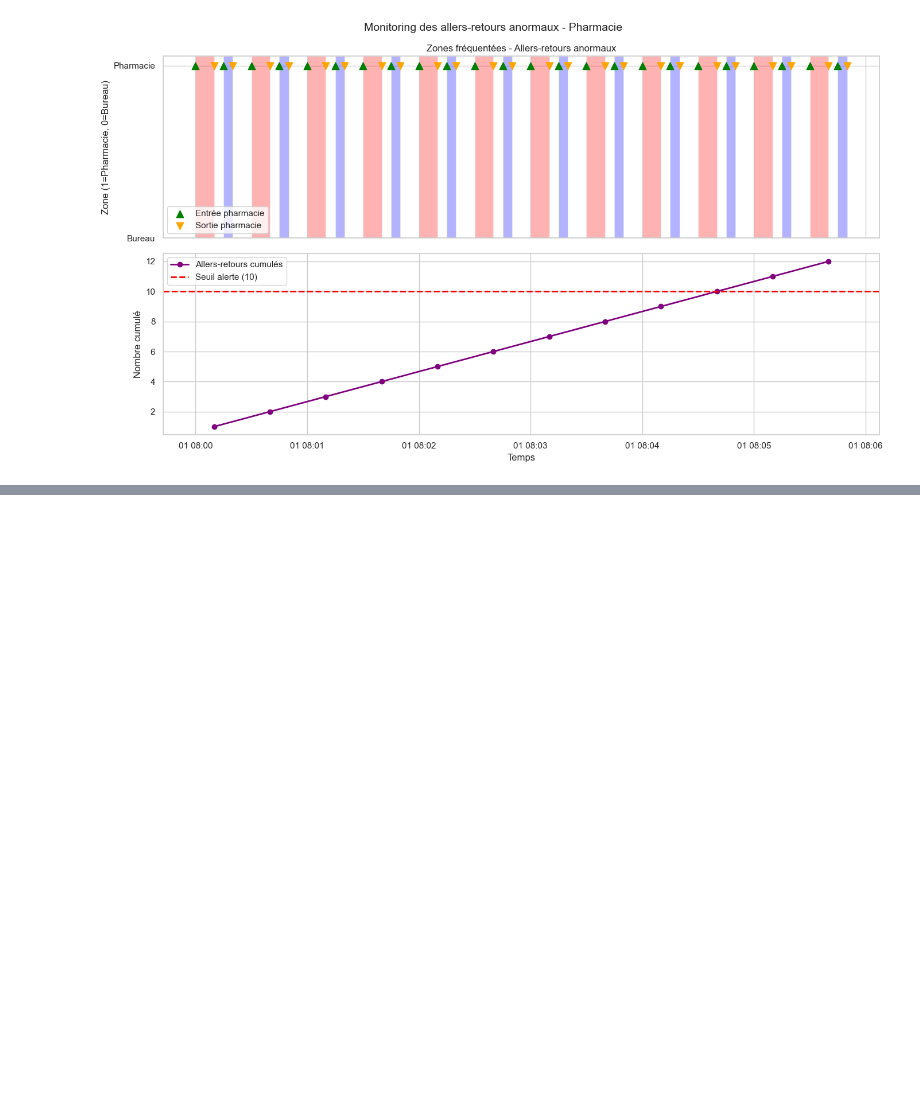
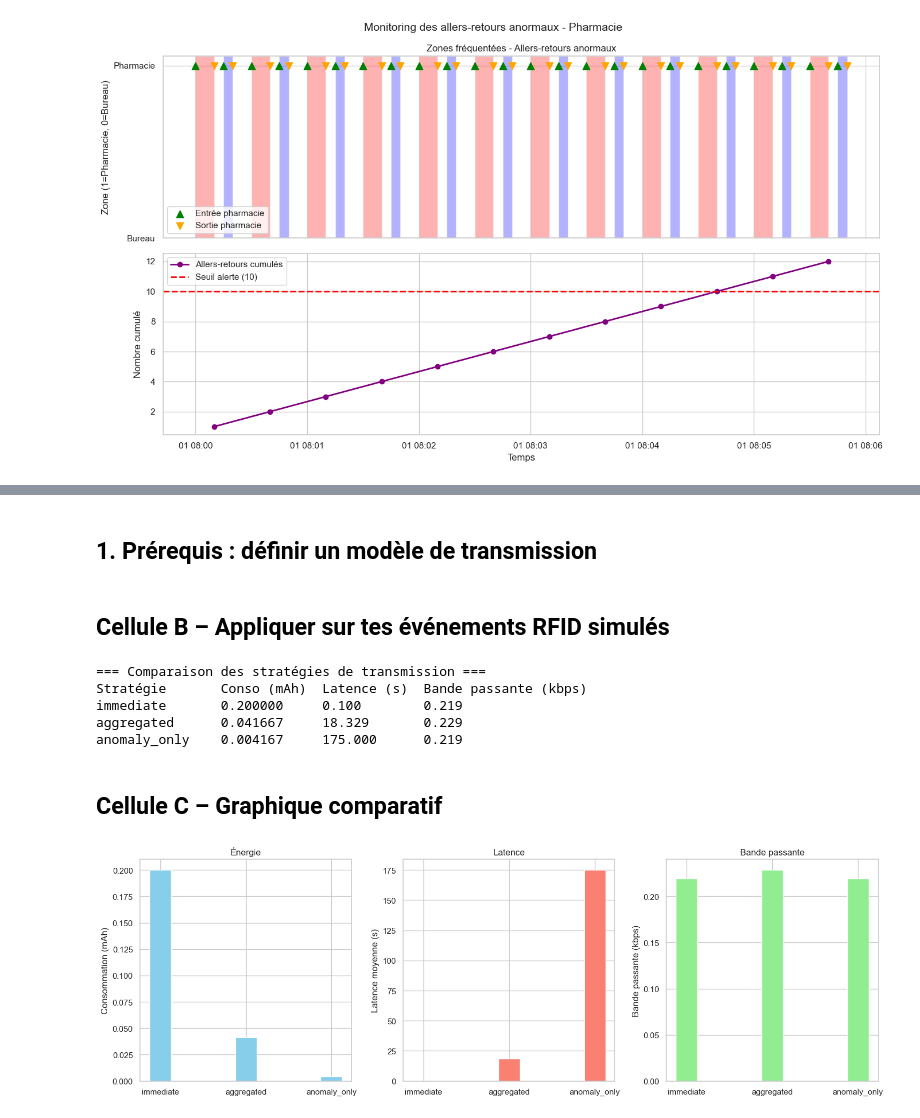
Before and after one commit to Ramadiaw12/IoT_project, a Jupyter notebook: notebooks/analysis.ipynb, the cells around one changed output, grey strips where cells are left out. Drawn from its saved outputs; the diff is of its cells as text; code cells hidden in the pictures; blank space fills up the shorter version.

```diff
--- a/notebooks/analysis.ipynb
+++ b/notebooks/analysis.ipynb
@@ -435,0 +438,2 @@ plt.show()
+# %% [markdown]
+## 1. Prérequis : définir un modèle de transmission
@@ -435,0 +512,68 @@ plt.show()
+# %% [markdown]
+## Cellule B – Appliquer sur tes événements RFID simulés
+# %%
+# rfid_events est déjà créé (issu de la simulation précédente)
+# des données anormales, utilise le vrai rfid_events.
+# Ici on prend rfid_events (les événements de ton dataset réel)
+
+results = {}
+strategies = ['immediate', 'aggregated', 'anomaly_only']
+# Pour S2, choisissons N=5 événements par paquet
+N_agg = 5
+
+for strat in strategies:
+    if strat == 'aggregated':
+        metrics = compute_metrics(rfid_events, strat, N=N_agg)
+    else:
+        metrics = compute_metrics(rfid_events, strat)
+    results[strat] = metrics
+
+# Affichage comparatif
+print("=== Comparaison des stratégies de transmission ===")
+print(f"{'Stratégie':<15} {'Conso (mAh)':<12} {'Latence (s)':<12} {'Bande passante (kbps)':<20}")
+for strat, m in results.items():
+    print(f"{strat:<15} {m['consumption_mah']:<12.6f} {m['avg_latency_s']:<12.3f} {m['bandwidth_kbps']:<20.3f}")
+# %% [output]
+=== Comparaison des stratégies de transmission ===
+Stratégie       Conso (mAh)  Latence (s)  Bande passante (kbps)
+immediate       0.200000     0.100        0.219
+aggregated      0.041667     18.329       0.229
+anomaly_only    0.004167     175.000      0.219
+# %% [markdown]
+## Cellule C – Graphique comparatif
+# %%
+import matplotlib.pyplot as plt
+import numpy as np
+
+strategies_list = list(results.keys())
+consos = [results[s]['consumption_mah'] for s in strategies_list]
+latencies = [results[s]['avg_latency_s'] for s in strategies_list]
+bandwidths = [results[s]['bandwidth_kbps'] for s in strategies_list]
+
+x = np.arange(len(strategies_list))
+width = 0.25
+
+fig, axs = plt.subplots(1, 3, figsize=(15, 5))
+
+axs[0].bar(x, consos, width, color='skyblue')
+axs[0].set_ylabel('Consommation (mAh)')
+axs[0].set_title('Énergie')
+axs[0].set_xticks(x)
+axs[0].set_xticklabels(strategies_list)
+
+axs[1].bar(x, latencies, width, color='salmon')
+axs[1].set_ylabel('Latence moyenne (s)')
+axs[1].set_title('Latence')
+axs[1].set_xticks(x)
+axs[1].set_xticklabels(strategies_list)
+
+axs[2].bar(x, bandwidths, width, color='lightgreen')
+axs[2].set_ylabel('Bande passante (kbps)')
+axs[2].set_title('Bande passante')
+axs[2].set_xticks(x)
+axs[2].set_xticklabels(strategies_list)
+
+plt.tight_layout()
+plt.show()
+# %% [output]
+[figure, added]
```
Also changed, not shown: parts of 3 cells of this notebook.
